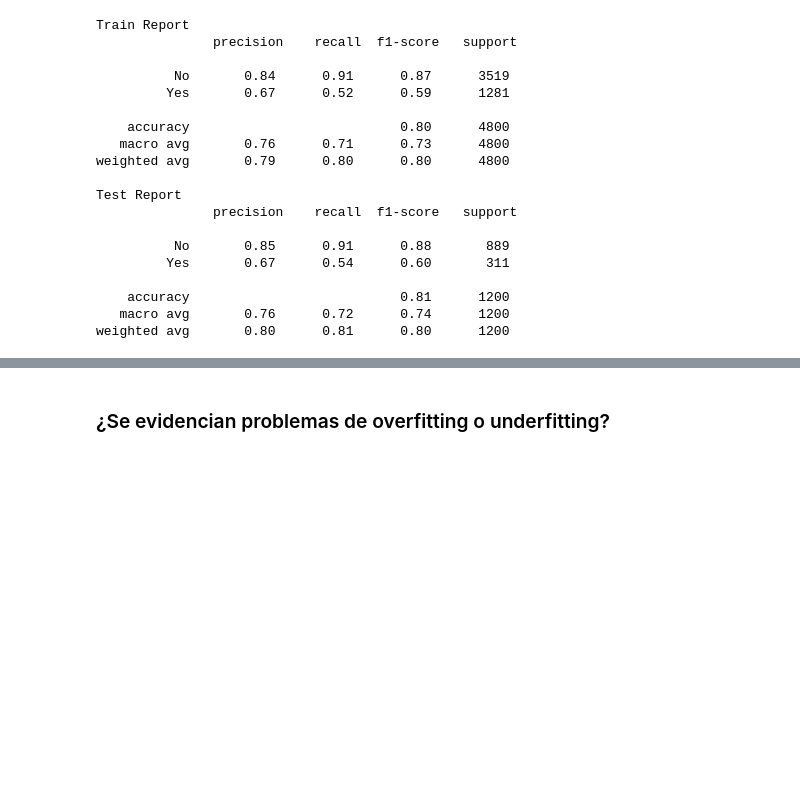
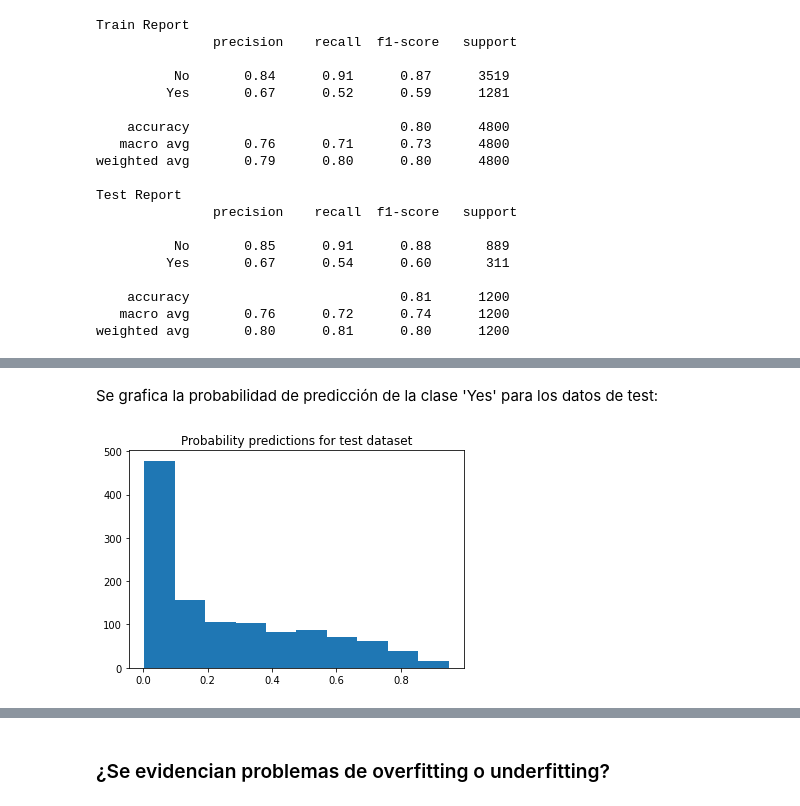
Before and after one commit to yacanom/CDA_taller-4, a Jupyter notebook: Notebooks/CDA_Taller_4.ipynb, the cells around one changed output, grey strips where cells are left out. Saved outputs shown, nothing was run; the diff lists cells and outputs as text; code cells hidden in the pictures; blank space fills up the shorter version.

Commit message:
modelo luego selección parámetros con metrica de curva ROC AUC

```diff
--- a/Notebooks/CDA_Taller_4.ipynb
+++ b/Notebooks/CDA_Taller_4.ipynb
@@ -684,0 +714,3 @@ de diferentes métricas para los datasets de entrenamiento, validación y prueba
+# %%
+best_model = grid.best_estimator_
+test_preds_proba = best_model.predict_proba(x_test)[:, 1]
@@ -684,0 +720,8 @@ de diferentes métricas para los datasets de entrenamiento, validación y prueba
+# %% [markdown]
+Se grafica la probabilidad de predicción de la clase 'Yes' para los datos de test:
+# %%
+plt.hist(test_preds_proba)
+plt.title('Probability predictions for test dataset')
+plt.show()
+# %% [output]
+[figure, added]
```
Also changed, not shown: parts of 20 cells of this notebook.
